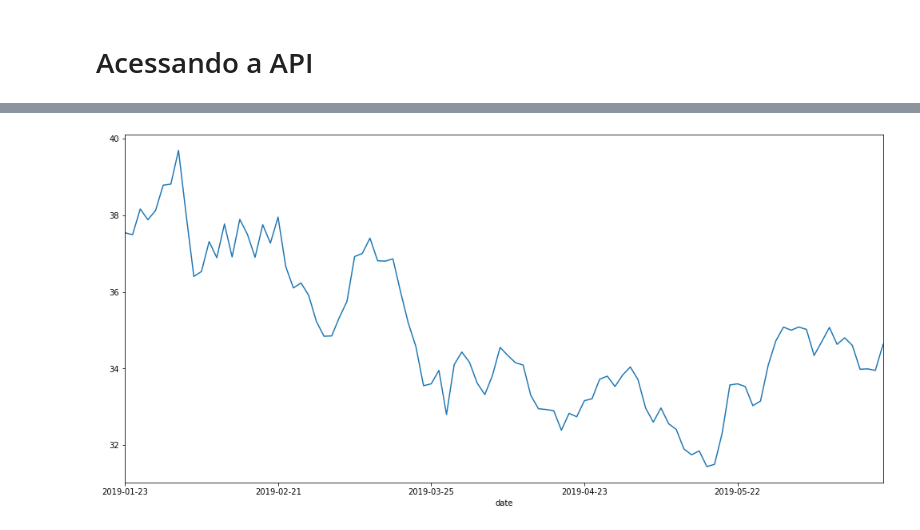
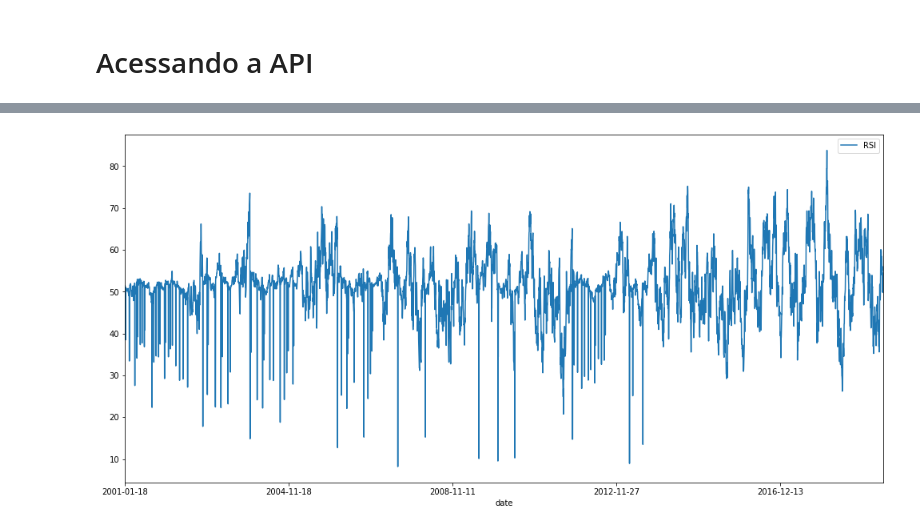
Before and after one commit to albertoivo/nossasrotas-finance, a Jupyter notebook: AlphaVantage.ipynb, the cells around one changed output, grey strips where cells are left out. Cells and saved outputs as stored; diff of their text form; code cells hidden in the pictures.

```diff
--- a/AlphaVantage.ipynb
+++ b/AlphaVantage.ipynb
@@ -61,6 +47,9 @@ data.head()
+# %%
+ti = TechIndicators(key='1VI1L6694V2Q3CFA', output_format='pandas')
+rsi, meta_rsi = ti.get_rsi('ITUB4.SA')
 # %%
-data['4. close'].plot(figsize=(17,8))
+rsi.plot(figsize=(17,8))
 #plt.title('Intraday Times Series for the MSFT stock (1 min)')
 plt.show()
 # %% [output]
-[figure, old version]
+[figure, new version]
```
Also changed, not shown: parts of 10 cells of this notebook.
